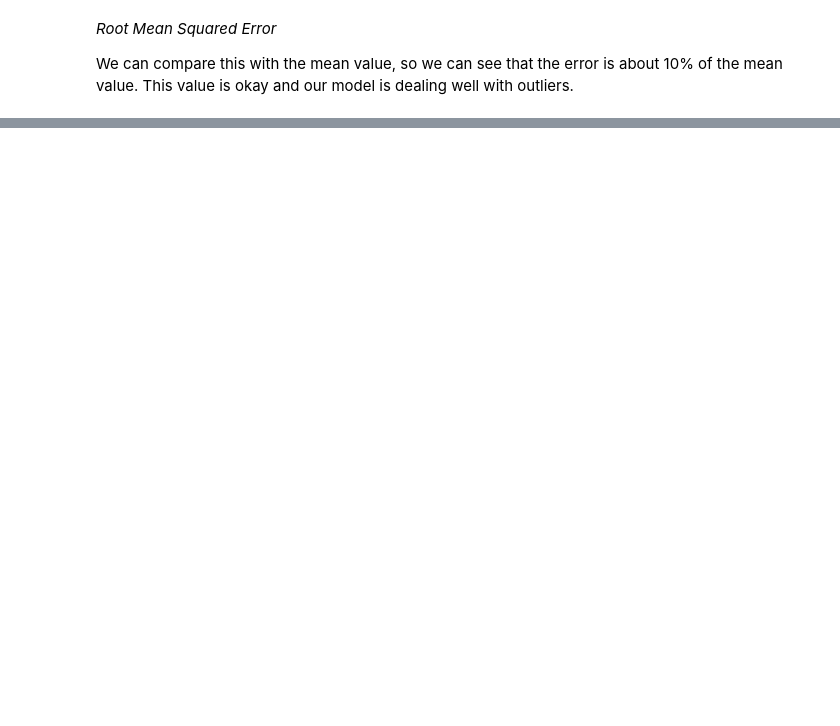
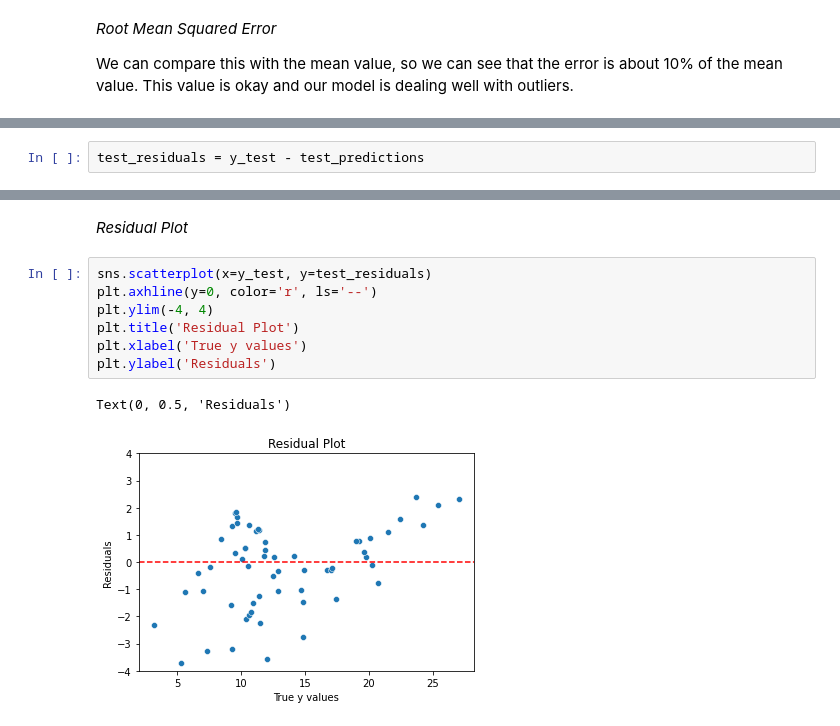
Before and after one commit to Gabrielle-Ribeiro/machine-learning-studies, a Jupyter notebook: linear regression/Linear_Regression_Exploring_the_relationship_between_advertising_channels_and_sales.ipynb, the cells around one changed output, grey strips where cells are left out. Cells and saved outputs as stored; diff of their text form; blank space fills up the shorter version.

Commit message:
Adding residual plot and model persistence

```diff
--- a/linear regression/Linear_Regression_Exploring_the_relationship_between_advertising_channels_and_sales.ipynb
+++ b/linear regression/Linear_Regression_Exploring_the_relationship_between_advertising_channels_and_sales.ipynb
@@ -129,0 +138,2 @@ np.sqrt(mean_squared_error(y_test, test_predictions))
+# %%
+test_residuals = y_test - test_predictions
@@ -129,0 +149,12 @@ np.sqrt(mean_squared_error(y_test, test_predictions))
+# %% [markdown]
+*Residual Plot*
+# %%
+sns.scatterplot(x=y_test, y=test_residuals)
+plt.axhline(y=0, color='r', ls='--')
+plt.ylim(-4, 4)
+plt.title('Residual Plot')
+plt.xlabel('True y values')
+plt.ylabel('Residuals')
+# %% [output]
+Text(0, 0.5, 'Residuals')
+[figure, added]
```
Also changed, not shown: parts of 41 cells of this notebook.
